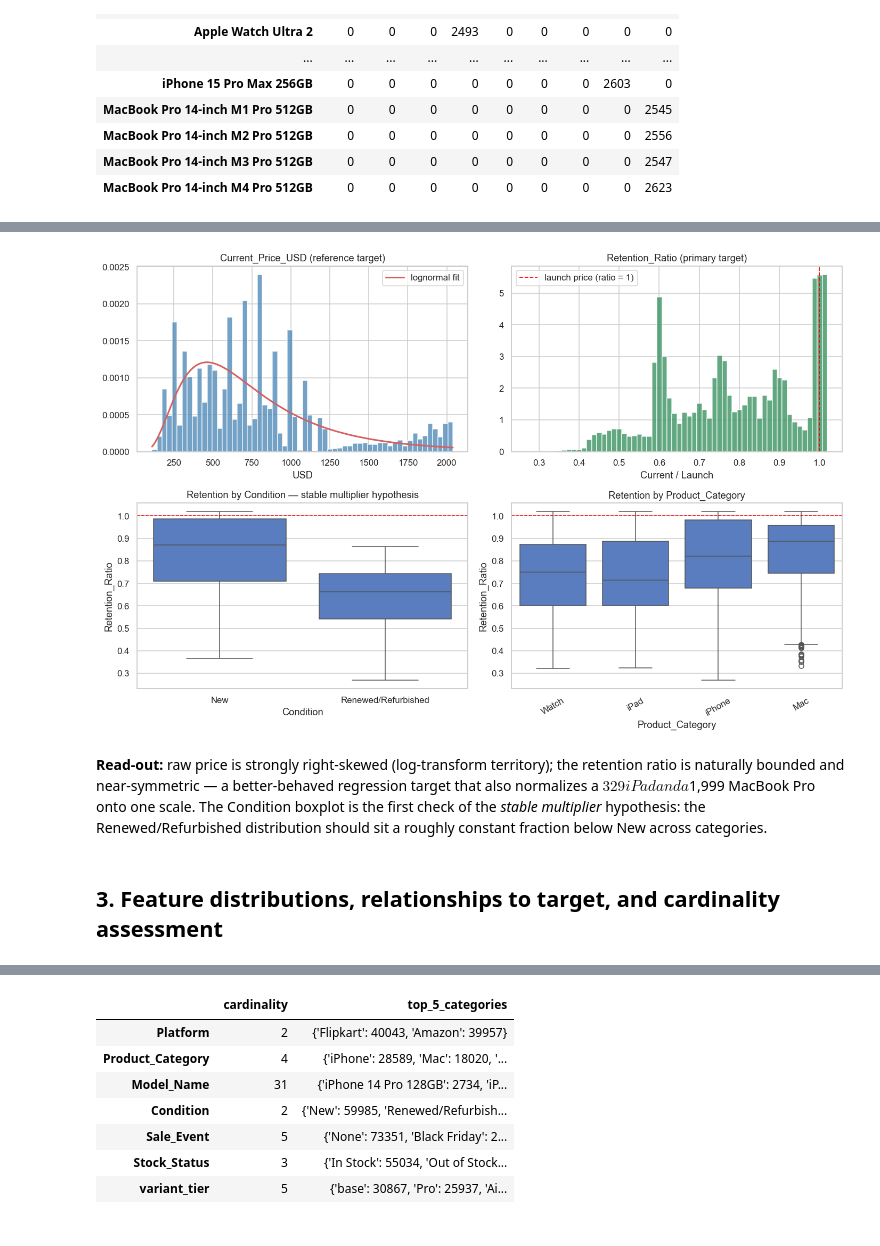
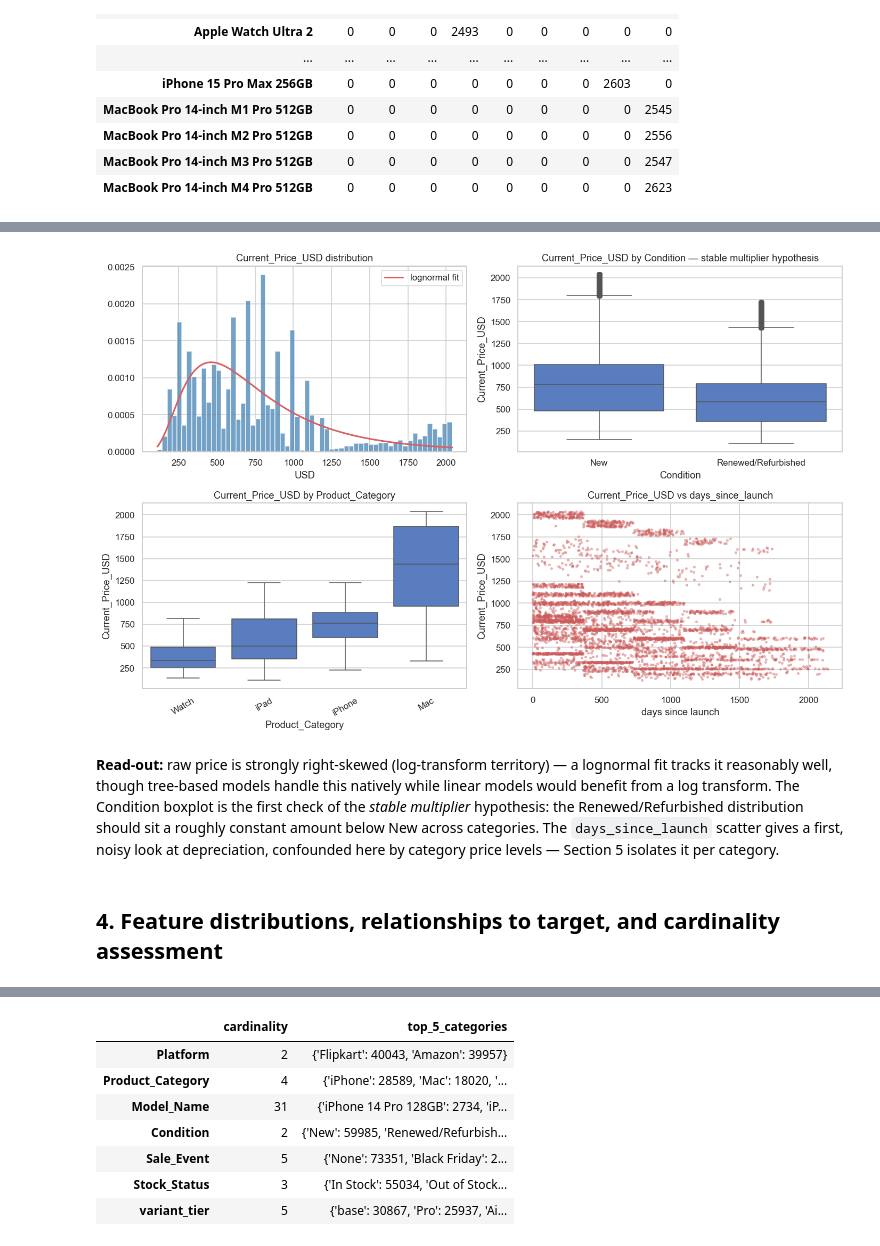
Before and after one commit to fuyaoqiuuu/DS---Apple-Product-Pricings, a Jupyter notebook: Apple_Pricing_EDA.ipynb, the cells around one changed output, grey strips where cells are left out. Drawn from its saved outputs; the diff is of its cells as text; code cells hidden in the pictures.

Commit message:
Baseline for modeling
Made improvements to EDA based on team discussion

```diff
--- a/Apple_Pricing_EDA.ipynb
+++ b/Apple_Pricing_EDA.ipynb
@@ -271,37 +347,33 @@ Rows selling ABOVE launch price (ratio > 1): 11.12% — scarcity premiums / pric
 # %%
 fig, axes = plt.subplots(2, 2, figsize=(13, 8.5))
 
 ax = axes[0, 0]
 ax.hist(t, bins=60, density=True, alpha=.75, color='steelblue', edgecolor='white')
 shape, loc, scale = stats.lognorm.fit(t, floc=0)
 xs = np.linspace(t.min(), t.max(), 400)
 ax.plot(xs, stats.lognorm.pdf(xs, shape, loc, scale), 'r-', lw=2, label='lognormal fit')
-ax.set(title=f'{TARGET} (reference target)', xlabel='USD')
+ax.set(title=f'{TARGET} distribution', xlabel='USD')
 ax.legend()
 
-ax = axes[0, 1]
-ax.hist(r, bins=60, density=True, alpha=.75, color='seagreen', edgecolor='white')
-ax.axvline(1.0, color='red', ls='--', lw=1.2, label='launch price (ratio = 1)')
-ax.set(title=f'{RATIO} (primary target)', xlabel='Current / Launch')
-ax.legend()
+sns.boxplot(data=df, x='Condition', y=TARGET, ax=axes[0, 1])
+axes[0, 1].set_title(f'{TARGET} by Condition — stable multiplier hypothesis')
 
-sns.boxplot(data=df, x='Condition', y=RATIO, ax=axes[1, 0])
-axes[1, 0].axhline(1.0, color='red', ls='--', lw=1)
-axes[1, 0].set_title('Retention by Condition — stable multiplier hypothesis')
+sns.boxplot(data=df, x='Product_Category', y=TARGET, ax=axes[1, 0])
+axes[1, 0].tick_params(axis='x', rotation=30)
+axes[1, 0].set_title(f'{TARGET} by Product_Category')
 
-sns.boxplot(data=df, x='Product_Category', y=RATIO, ax=axes[1, 1])
-axes[1, 1].axhline(1.0, color='red', ls='--', lw=1)
-axes[1, 1].tick_params(axis='x', rotation=30)
-axes[1, 1].set_title('Retention by Product_Category')
+sample = df.sample(min(5000, len(df)), random_state=0)
+axes[1, 1].scatter(sample['days_since_launch'], sample[TARGET], s=6, alpha=.35, color='indianred')
+axes[1, 1].set(title=f'{TARGET} vs days_since_launch', xlabel='days since launch', ylabel=TARGET)
 
 plt.tight_layout()
 plt.show()
 # %% [output]
-[figure, old version]
+[figure, new version]
 # %% [markdown]
-**Read-out:** raw price is strongly right-skewed (log-transform territory); the retention ratio is naturally bounded and near-symmetric — a better-behaved regression target that also normalizes a $329 iPad and a $1,999 MacBook Pro onto one scale. The Condition boxplot is the first check of the *stable multiplier* hypothesis: the Renewed/Refurbished distribution should sit a roughly constant fraction below New across categories.
+**Read-out:** raw price is strongly right-skewed (log-transform territory) — a lognormal fit tracks it reasonably well, though tree-based models handle this natively while linear models would benefit from a log transform. The Condition boxplot is the first check of the *stable multiplier* hypothesis: the Renewed/Refurbished distribution should sit a roughly constant amount below New across categories. The `days_since_launch` scatter gives a first, noisy look at depreciation, confounded here by category price levels — Section 5 isolates it per category.
 # %% [markdown]
-## 3. Feature distributions, relationships to target, and cardinality assessment
+## 4. Feature distributions, relationships to target, and cardinality assessment
 # %%
 NUM_FEATS = ['Launch_Price_USD', 'Rating', 'Reviews_Count', 'storage_gb', 'generation',
              'days_since_launch', 'month', 'is_sale_event']
```
Also changed, not shown: parts of 27 cells of this notebook, 1 other file.
